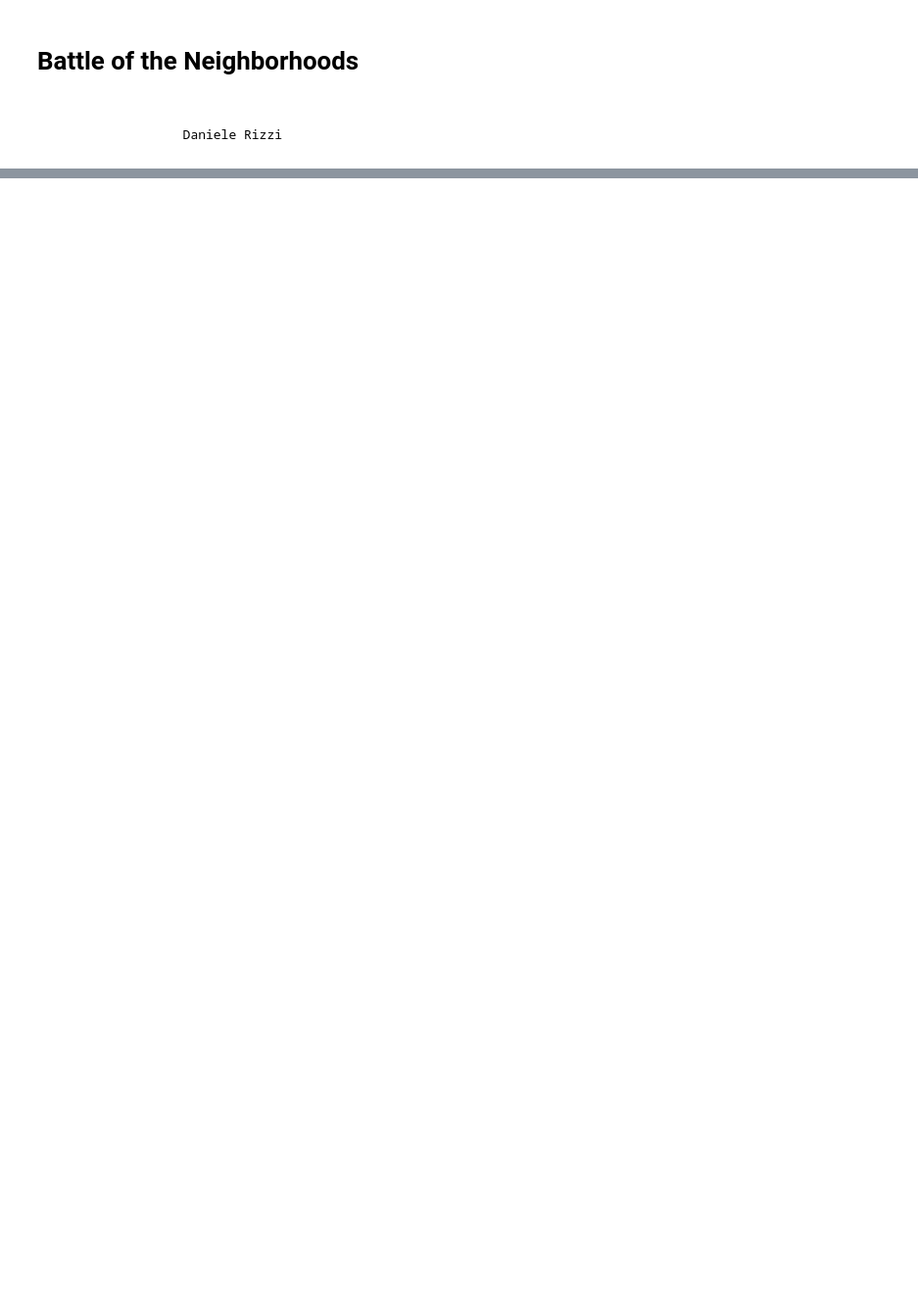
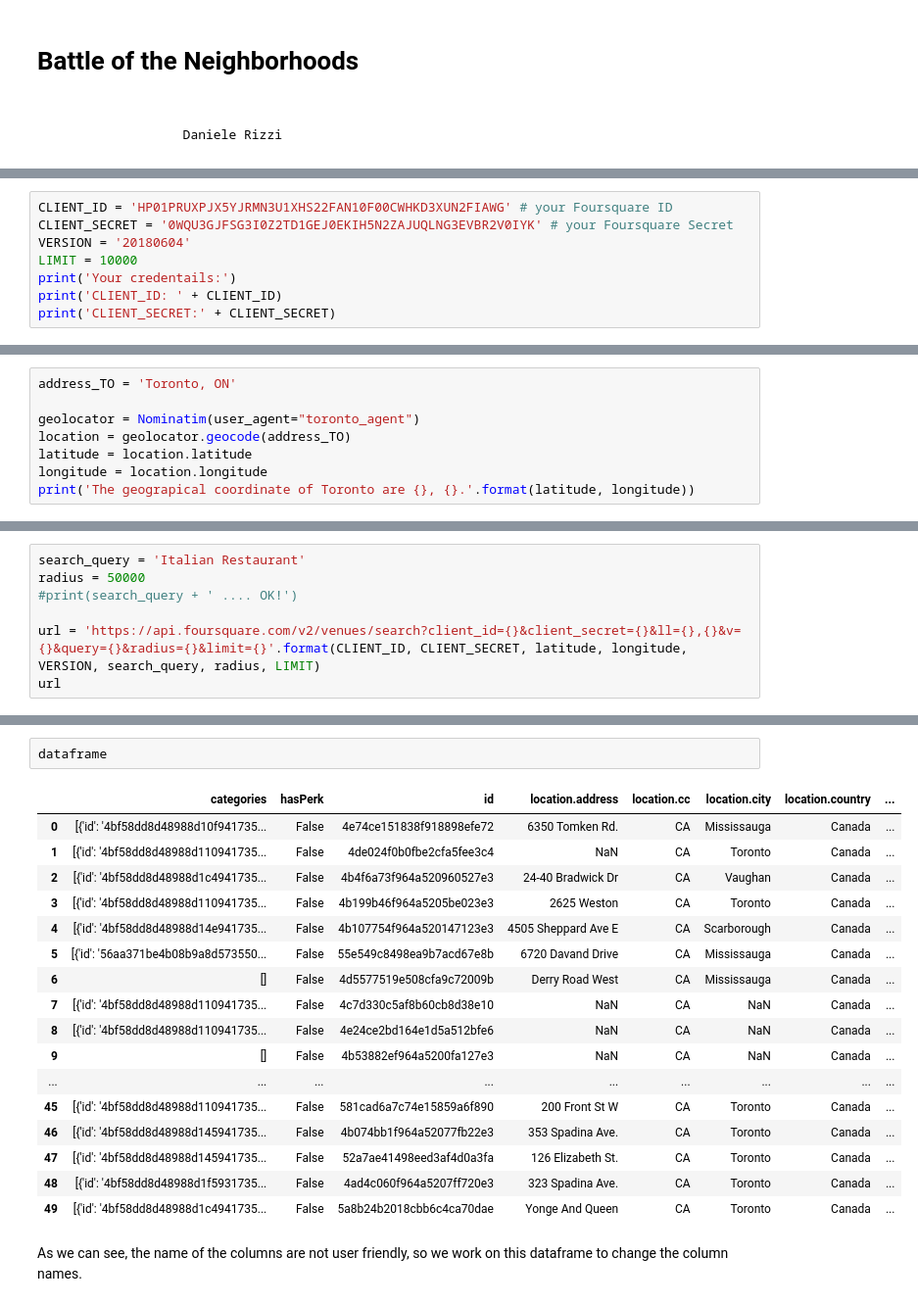
Before and after one commit to danielerizzi/Battle-of-the-Neighborhoods, a Jupyter notebook: Battle of Neighborhoods.ipynb, the cells around one changed output, grey strips where cells are left out. Shown at 98% size. Drawn from its saved outputs; the diff is of its cells as text; blank space fills up the shorter version.

```diff
--- a/Battle of Neighborhoods.ipynb
+++ b/Battle of Neighborhoods.ipynb
@@ -18,0 +161,8 @@ Once we have identified the area and type of food that shoule be served, we can
+# %%
+CLIENT_ID = 'HP01PRUXPJX5YJRMN3U1XHS22FAN10F00CWHKD3XUN2FIAWG' # your Foursquare ID
+CLIENT_SECRET = '0WQU3GJFSG3I0Z2TD1GEJ0EKIH5N2ZAJUQLNG3EVBR2V0IYK' # your Foursquare Secret
+VERSION = '20180604'
+LIMIT = 10000
+print('Your credentails:')
+print('CLIENT_ID: ' + CLIENT_ID)
+print('CLIENT_SECRET:' + CLIENT_SECRET)
@@ -18,0 +173,8 @@ Once we have identified the area and type of food that shoule be served, we can
+# %%
+address_TO = 'Toronto, ON'
+
+geolocator = Nominatim(user_agent="toronto_agent")
+location = geolocator.geocode(address_TO)
+latitude = location.latitude
+longitude = location.longitude
+print('The geograpical coordinate of Toronto are {}, {}.'.format(latitude, longitude))
@@ -18,0 +419,7 @@ Once we have identified the area and type of food that shoule be served, we can
+# %%
+search_query = 'Italian Restaurant'
+radius = 50000
+#print(search_query + ' .... OK!')
+
+url = 'https://api.foursquare.com/v2/venues/search?client_id={}&client_secret={}&ll={},{}&v={}&query={}&radius={}&limit={}'.format(CLIENT_ID, CLIENT_SECRET, latitude, longitude, VERSION, search_query, radius, LIMIT)
+url
@@ -18,0 +441,22 @@ Once we have identified the area and type of food that shoule be served, we can
+# %%
+dataframe
+# %% [output]
+|  | categories | hasPerk | id | location.address | location.cc | location.city | location.country | ... |
+| 0 | [{'id': '4bf58dd8d48988d10f941735... | False | 4e74ce151838f918898efe72 | 6350 Tomken Rd. | CA | Mississauga | Canada | ... |
+| 1 | [{'id': '4bf58dd8d48988d110941735... | False | 4de024f0b0fbe2cfa5fee3c4 | NaN | CA | Toronto | Canada | ... |
+| 2 | [{'id': '4bf58dd8d48988d1c4941735... | False | 4b4f6a73f964a520960527e3 | 24-40 Bradwick Dr | CA | Vaughan | Canada | ... |
+| 3 | [{'id': '4bf58dd8d48988d110941735... | False | 4b199b46f964a5205be023e3 | 2625 Weston | CA | Toronto | Canada | ... |
+| 4 | [{'id': '4bf58dd8d48988d14e941735... | False | 4b107754f964a520147123e3 | 4505 Sheppard Ave E | CA | Scarborough | Canada | ... |
+| 5 | [{'id': '56aa371be4b08b9a8d573550... | False | 55e549c8498ea9b7acd67e8b | 6720 Davand Drive | CA | Mississauga | Canada | ... |
+| 6 | [] | False | 4d5577519e508cfa9c72009b | Derry Road West | CA | Mississauga | Canada | ... |
+| 7 | [{'id': '4bf58dd8d48988d110941735... | False | 4c7d330c5af8b60cb8d38e10 | NaN | CA | NaN | Canada | ... |
+| 8 | [{'id': '4bf58dd8d48988d110941735... | False | 4e24ce2bd164e1d5a512bfe6 | NaN | CA | NaN | Canada | ... |
+| 9 | [] | False | 4b53882ef964a5200fa127e3 | NaN | CA | NaN | Canada | ... |
+| ... | ... | ... | ... | ... | ... | ... | ... | ... |
+| 45 | [{'id': '4bf58dd8d48988d110941735... | False | 581cad6a7c74e15859a6f890 | 200 Front St W | CA | Toronto | Canada | ... |
+| 46 | [{'id': '4bf58dd8d48988d145941735... | False | 4b074bb1f964a52077fb22e3 | 353 Spadina Ave. | CA | Toronto | Canada | ... |
+| 47 | [{'id': '4bf58dd8d48988d145941735... | False | 52a7ae41498eed3af4d0a3fa | 126 Elizabeth St. | CA | Toronto | Canada | ... |
+| 48 | [{'id': '4bf58dd8d48988d1f5931735... | False | 4ad4c060f964a5207ff720e3 | 323 Spadina Ave. | CA | Toronto | Canada | ... |
+| 49 | [{'id': '4bf58dd8d48988d1c4941735... | False | 5a8b24b2018cbb6c4ca70dae | Yonge And Queen | CA | Toronto | Canada | ... |
+# %% [markdown]
+As we can see, the name of the columns are not user friendly, so we work on this dataframe to change the column names.
```
Also changed, not shown: parts of 74 cells of this notebook.
